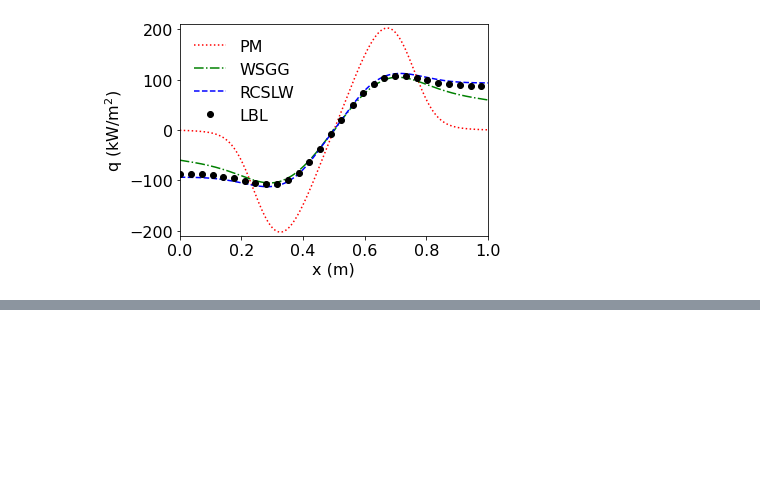
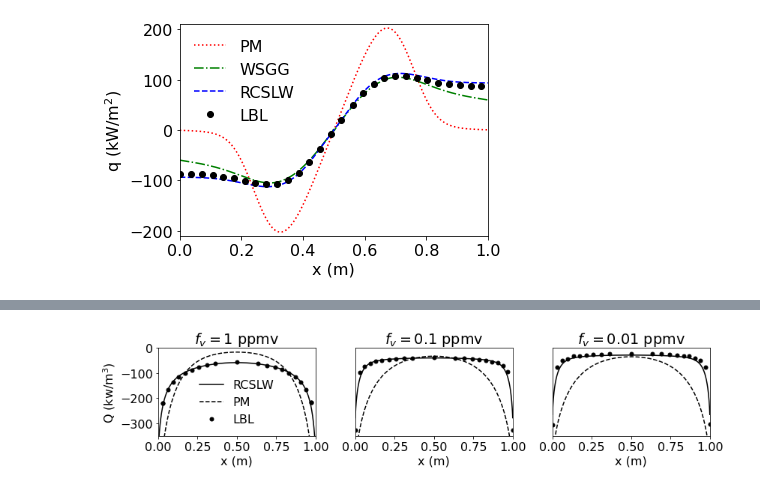
Before and after one commit to BYUignite/radlib, a Jupyter notebook: examples/python/run_and_plot_examples.ipynb, the cells around one changed output, grey strips where cells are left out. Drawn from its saved outputs; the diff is of its cells as text; code cells hidden in the pictures; blank space fills up the shorter version.

```diff
--- a/examples/python/run_and_plot_examples.ipynb
+++ b/examples/python/run_and_plot_examples.ipynb
@@ -458,0 +474,46 @@ plt.savefig('ex_SB3.pdf')
+# %%
+with _hide_print():
+    xQ, Q001 = ex_Sb1('rcslw', 1E-8, 4)
+    xQ, Q01  = ex_Sb1('rcslw', 1E-7, 4)
+    xQ, Q1   = ex_Sb1('rcslw', 1E-6, 4)
+    xPM, QPM001  = ex_Sb1('planckmean', 1E-8)
+    xPM, QPM01   = ex_Sb1('planckmean', 1E-7)
+    xPM, QPM1    = ex_Sb1('planckmean', 1E-6)
+
+lbl  = np.loadtxt('LBLdata/ex_Sb1_LBL.dat')
+# %%
+fig,ax=plt.subplots(1,3,figsize=(12,3))
+
+plt.subplot(1,3,1)
+plt.plot(xQ, Q1/1000,        'k-', ms=5)
+plt.plot(xPM, QPM1/1000,     'k--',ms=5)
+plt.plot(lbl[:,0], lbl[:,1], 'ko', ms=5)
+plt.title(r'$f_v=1$ ppmv')
+plt.xlabel('x (m)')
+plt.ylabel(r'Q (kw/m$^3$)')
+plt.xlim([0,1])
+plt.ylim([-350,0])
+plt.yticks([-300,-200,-100,0])
+plt.legend(['RCSLW', 'PM', 'LBL'], frameon=False)
+
+plt.subplot(1,3,2)
+plt.plot(xQ, Q01/1000,       'k-', ms=5)
+plt.plot(xPM, QPM01/1000,    'k--',ms=5)
+plt.plot(lbl[:,2], lbl[:,3], 'ko', ms=5)
+plt.title(r'$f_v=0.1$ ppmv')
+plt.xlabel('x (m)')
+plt.xlim([0,1])
+plt.ylim([-350,0])
+plt.yticks([]);
+
+plt.subplot(1,3,3)
+plt.plot(xQ, Q001/1000,      'k-', ms=5)
+plt.plot(xPM, QPM001/1000,   'k--',ms=5)
+plt.plot(lbl[:,4], lbl[:,5], 'ko', ms=5)
+plt.title(r'$f_v=0.01$ ppmv')
+plt.xlabel('x (m)')
+plt.xlim([0,1])
+plt.ylim([-350,0])
+plt.yticks([]);
+# %% [output]
+[figure, added]
```
Also changed, not shown: parts of 3 cells of this notebook, 5 other files.
